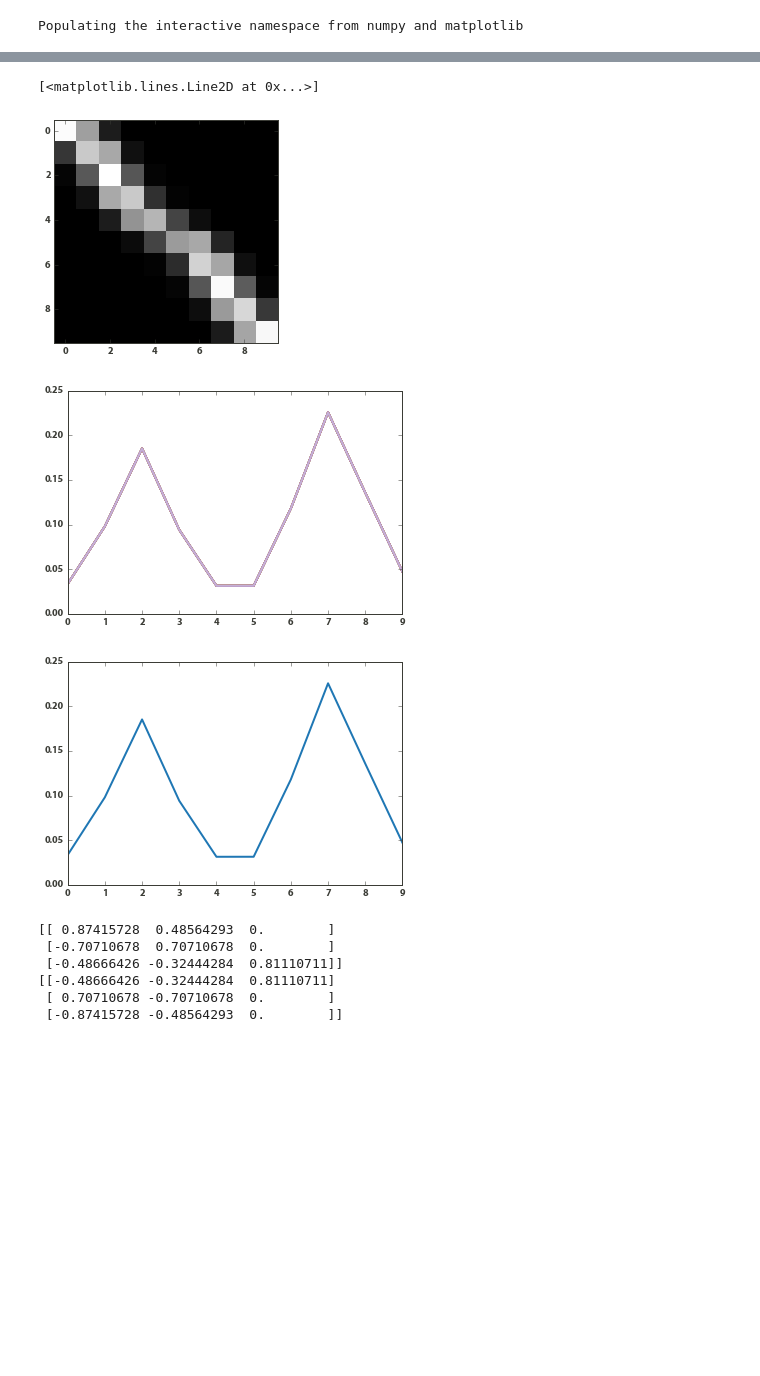
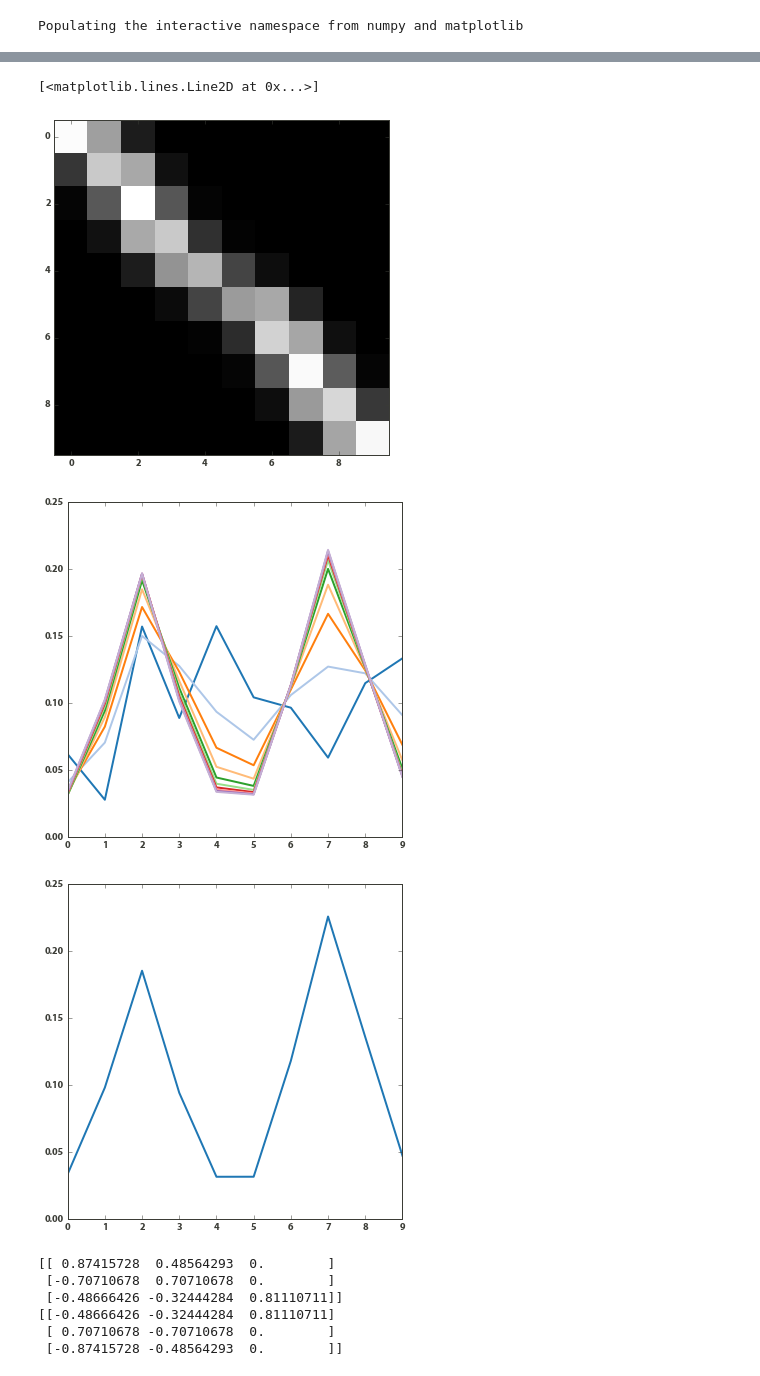
Before and after one commit to williamgilpin/netsim, a Jupyter notebook: simple_models.ipynb, the cells around one changed output, grey strips where cells are left out. Drawn from its saved outputs; the diff is of its cells as text; code cells hidden in the pictures; blank space fills up the shorter version.

```diff
--- a/simple_models.ipynb
+++ b/simple_models.ipynb
@@ -41,40 +41,40 @@ imshow(tmat)
 figure()
 p0 =  rand(10)
 p0 = p0/sum(p0)
-p0 = getss(tmat)
+# p0 = getss(tmat)
 hold(True)
 for ii in range(10):
     if mod(ii,1)==0:
         plot( p0.dot(matrix_power(tmat, ii)) )
     else:
         pass
 
 figure()
 plot(getss(tmat))
 # %% [output]
  0.573  0.362  0.064  0.001  0.000  0.000  0.000  0.000  0.000  0.000
 
  0.123  0.458  0.381  0.037  0.001  0.000  0.000  0.000  0.000  0.000
 
  0.012  0.202  0.580  0.195  0.011  0.000  0.000  0.000  0.000  0.000
 
  0.001  0.039  0.384  0.456  0.112  0.009  0.000  0.000  0.000  0.000
 
  0.000  0.002  0.065  0.334  0.411  0.156  0.031  0.001  0.000  0.000
 
  0.000  0.000  0.001  0.026  0.156  0.352  0.381  0.083  0.002  0.000
 
  0.000  0.000  0.000  0.000  0.008  0.101  0.478  0.377  0.034  0.000
 
  0.000  0.000  0.000  0.000  0.000  0.012  0.197  0.568  0.211  0.013
 
  0.000  0.000  0.000  0.000  0.000  0.000  0.030  0.351  0.489  0.130
 
  0.000  0.000  0.000  0.000  0.000  0.000  0.001  0.061  0.375  0.563
 [<matplotlib.lines.Line2D at 0x...>]
-[figure, old version]
+[figure, new version]
-[figure, old version]
+[figure, new version]
-[figure, old version]
+[figure, new version]
 # %%
 qq= array([[.5,.5,0],[.9,.1,0],[.6,.3,.1]])
 print (eig(qq.T)[1].T)
```
Also changed, not shown: parts of 14 cells of this notebook, 1 other file.
